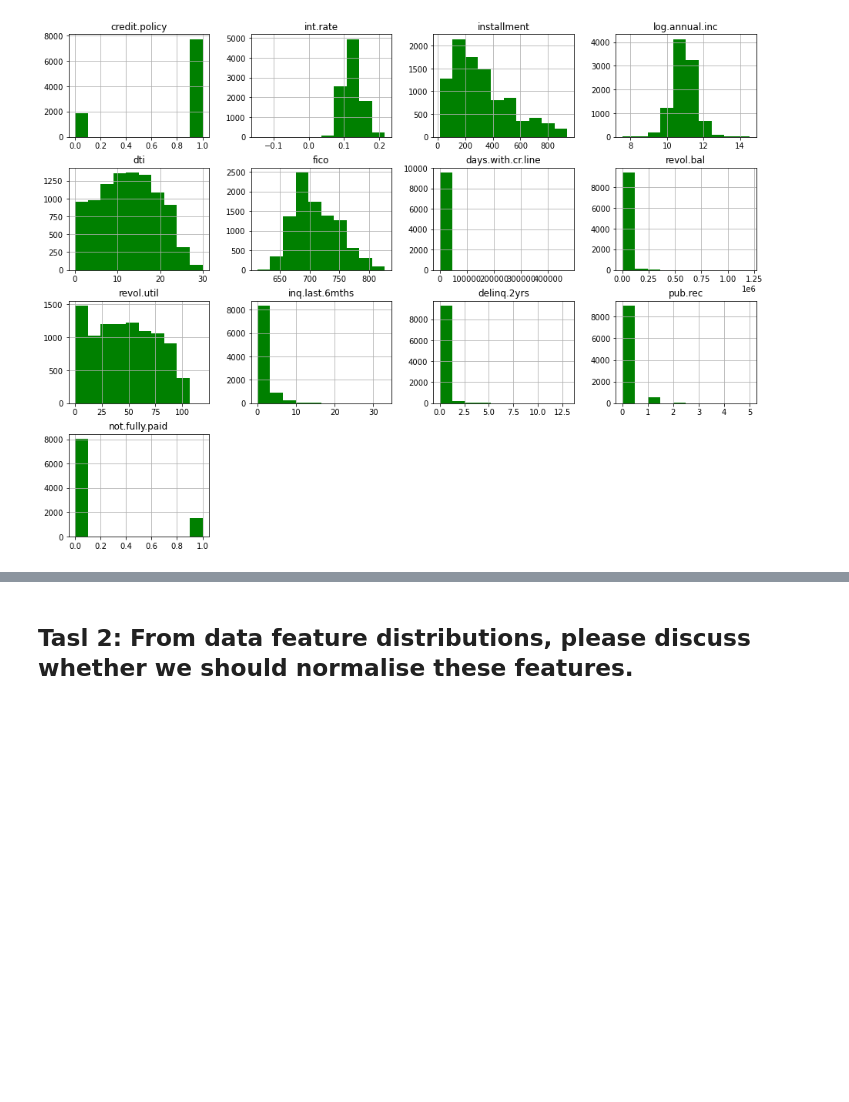
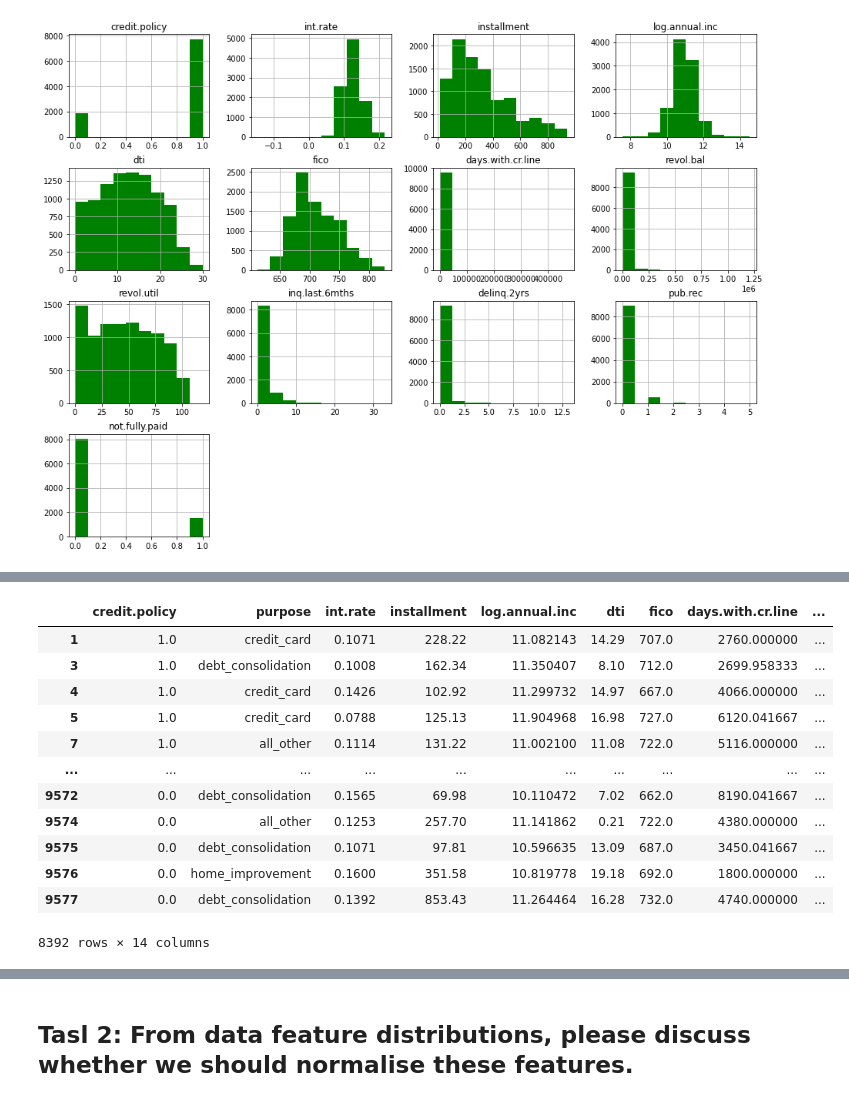
Before and after one commit to wonke2/Data-Science-Portfolio, a Jupyter notebook: portfolio3.ipynb, the cells around one changed output, grey strips where cells are left out. Drawn from its saved outputs; the diff is of its cells as text; code cells hidden in the pictures; blank space fills up the shorter version.

```diff
--- a/portfolio3.ipynb
+++ b/portfolio3.ipynb
@@ -117,0 +147,17 @@ Data.describe().transpose()
+# %%
+Data = Data.dropna()
+Data
+# %% [output]
+|  | credit.policy | purpose | int.rate | installment | log.annual.inc | dti | fico | days.with.cr.line | ... |
+| 1 | 1.0 | credit_card | 0.1071 | 228.22 | 11.082143 | 14.29 | 707.0 | 2760.000000 | ... |
+| 3 | 1.0 | debt_consolidation | 0.1008 | 162.34 | 11.350407 | 8.10 | 712.0 | 2699.958333 | ... |
+| 4 | 1.0 | credit_card | 0.1426 | 102.92 | 11.299732 | 14.97 | 667.0 | 4066.000000 | ... |
+| 5 | 1.0 | credit_card | 0.0788 | 125.13 | 11.904968 | 16.98 | 727.0 | 6120.041667 | ... |
+| 7 | 1.0 | all_other | 0.1114 | 131.22 | 11.002100 | 11.08 | 722.0 | 5116.000000 | ... |
+| ... | ... | ... | ... | ... | ... | ... | ... | ... | ... |
+| 9572 | 0.0 | debt_consolidation | 0.1565 | 69.98 | 10.110472 | 7.02 | 662.0 | 8190.041667 | ... |
+| 9574 | 0.0 | all_other | 0.1253 | 257.70 | 11.141862 | 0.21 | 722.0 | 4380.000000 | ... |
+| 9575 | 0.0 | debt_consolidation | 0.1071 | 97.81 | 10.596635 | 13.09 | 687.0 | 3450.041667 | ... |
+| 9576 | 0.0 | home_improvement | 0.1600 | 351.58 | 10.819778 | 19.18 | 692.0 | 1800.000000 | ... |
+| 9577 | 0.0 | debt_consolidation | 0.1392 | 853.43 | 11.264464 | 16.28 | 732.0 | 4740.000000 | ... |
+8392 rows × 14 columns
```
Also changed, not shown: parts of 16 cells of this notebook.
